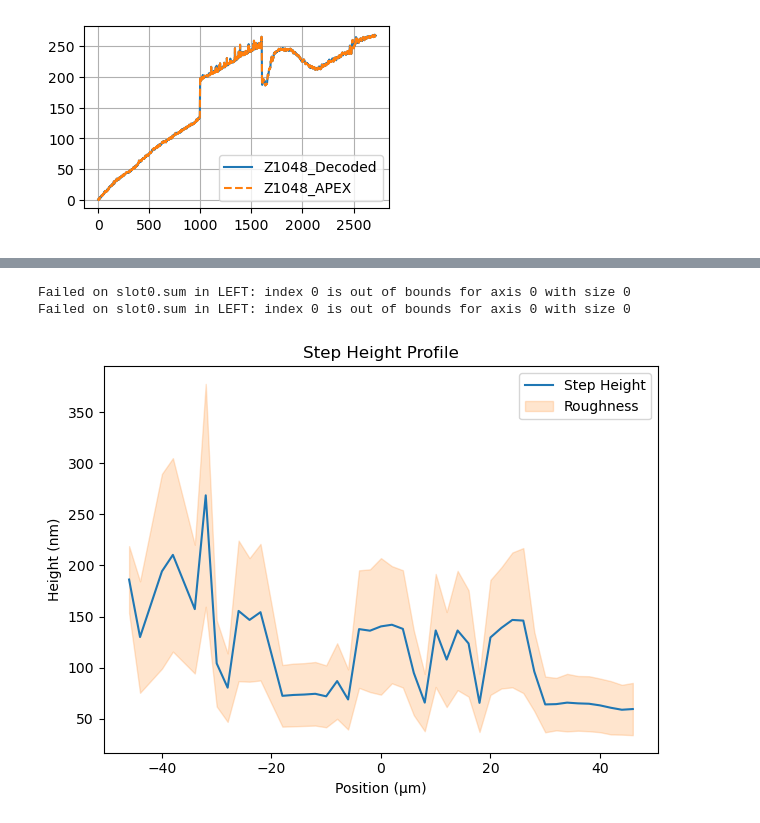
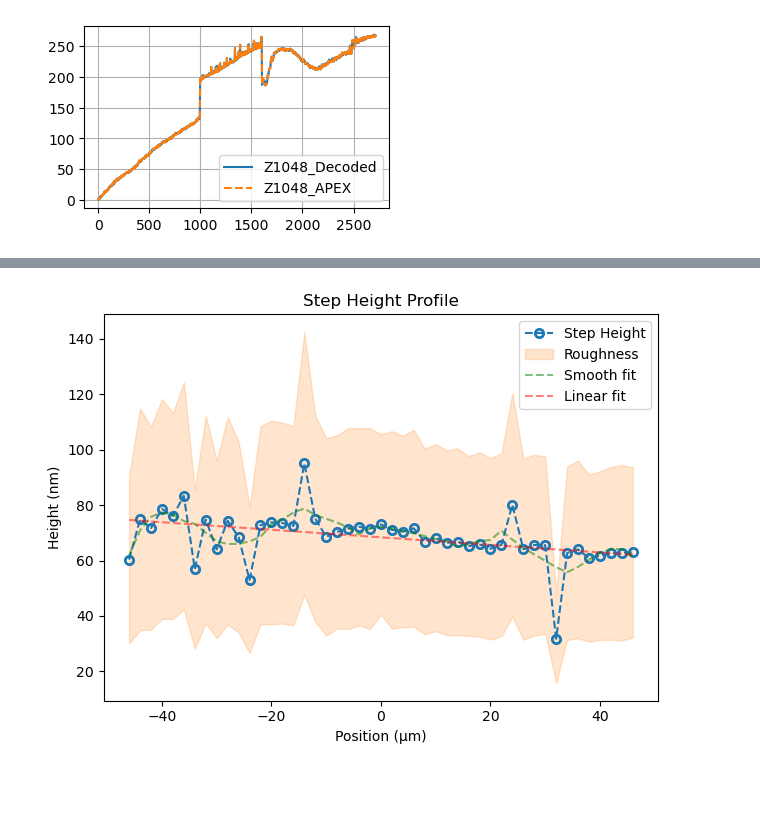
Before and after one commit to duxinyi1996/P7_dat2txt, a Jupyter notebook: P7_dat2txt.ipynb, the cells around one changed output, grey strips where cells are left out. Drawn from its saved outputs; the diff is of its cells as text; code cells hidden in the pictures; blank space fills up the shorter version.

```diff
--- a/P7_dat2txt.ipynb
+++ b/P7_dat2txt.ipynb
@@ -226,5 +296,7 @@ class StepProfile:
 # %%
-def uniformity_corr(folder_path, plot=False, sigma=10, threshold=0.5, extension=".txt", mute=True):
+from scipy.signal import savgol_filter
+from scipy.stats import linregress
+def uniformity_corr(folder_path, plot=False, sigma=10, threshold=0.5, extension=".txt", mute=True, ForceOneStep=True, SavePlot=False):
     """
     Process all step profiles in LEFT, CENTER, RIGHT folders.
     Computes step height and roughness vs position.
@@ -257,7 +329,12 @@ def uniformity_corr(folder_path, plot=False, sigma=10, threshold=0.5, extension=
                 index = int(re.findall(r"\d+", fname)[0]) - 1  # stepX → index 0-based
                 pos = positions[index]
                 z = convert_dat(file_path, extension=extension, mute=mute)
-                profile = StepProfile(z, sigma=sigma, threshold=threshold, ForceOneStep = True) # Force One Step(low-high-low) for this calibration profile
+                profile = StepProfile(z, sigma=sigma, threshold=threshold, ForceOneStep = ForceOneStep) # Force One Step(low-high-low) for this calibration profile
+                if SavePlot:
+                    fg = profile.plot(save=True)
+                    os.makedirs(os.path.join(folder_path,'fit'),exist_ok=True)
+                    plt.savefig(os.path.join(folder_path,'fit',f"{int(pos)}.png"))
+                    plt.close(fg)
                 row = {"position": pos, "height": profile.height, "roughness": profile.sa}
                 data_points.append(row)
             except Exception as e:
@@ -265,18 +342,29 @@ def uniformity_corr(folder_path, plot=False, sigma=10, threshold=0.5, extension=
 
     df = pd.DataFrame(data_points)
     df = df.sort_values(by="position").reset_index(drop=True)
-
+    slope, intercept, r_value, p_value, std_err = linregress(df["position"], df["height"])
+    # Predicted values
+    df["linearFit"] = slope * df["position"] + intercept
+    df["smoothFit"] = savgol_filter(df["height"], window_length=11, polyorder=3)
     # Plot
     if plot:
-        plt.figure()
-        plt.plot(df["position"], df["height"], color='tab:blue', label="Step Height")
+        fg = plt.figure()
+        plt.plot(df["position"], df["height"], 'o--', color='tab:blue', label="Step Height", mfc= 'None', mew=2)
         plt.fill_between(df["position"], df["height"]-df["roughness"], df["height"]+df["roughness"], color='tab:orange', alpha=0.2,label='Roughness')
+        plt.plot(df["position"], df["smoothFit"],'g--', label = 'Smooth fit', alpha=0.5)
+        plt.plot(df["position"], df["linearFit"],'r--', label = 'Linear fit', alpha=0.5)
         plt.xlabel("Position (µm)")
         plt.ylabel("Height (nm)")
         plt.title("Step Height Profile")
+        # for position, height in zip(df["position"],df["height"]):
+        #     plt.text(position,height,f'{int(position)}')
         plt.legend()
         plt.tight_layout()
-        plt.show()
+        if not SavePlot:
+            plt.show()
+        else:
+            plt.savefig(os.path.join(folder_path,'fit',f"Sum.png"))
+            # plt.close(fg)
     return df
 # %%
 # Example 1: Batch convert .dat files to txt
@@ -356,10 +438,13 @@ for key, value in folder_data.items():
 # %%
-folder_path = r"C:\Users\xd255\OneDrive - Cornell University\CNF\Data\20250728_UniformityCorr_45deg3As1000A"
-df = uniformity_corr(folder_path, plot=True, sigma=20, threshold=0.6)
+# folder_path = r"C:\Users\xd255\OneDrive - Cornell University\CNF\Data\20250728_UniformityCorr_45deg2As1000A"
+# folder_path = r"C:\Users\xd255\OneDrive - Cornell University\CNF\Data\20250728_UniformityCorr_45deg3As1000A"
+folder_path = r"C:\Users\xd255\OneDrive - Cornell University\CNF\Data\20250728_UniformityCorr_45deg5As1000A"
+# folder_path = r"C:\Users\xd255\OneDrive - Cornell University\CNF\Data\20250801_UniformityCorr_0deg2As1000A"
+# folder_path = r"C:\Users\xd255\OneDrive - Cornell University\CNF\Data\20250801_UniformityCorr_0deg3As1000A"
+# folder_path = r"C:\Users\xd255\OneDrive - Cornell University\CNF\Data\20250801_UniformityCorr_0deg5As1000A"
+df = uniformity_corr(folder_path, plot=True, sigma=20, threshold=0.4, ForceOneStep=True, SavePlot=True)
 output_name = "step_heights.csv"
 out_path = os.path.join(folder_path, output_name)
 df.to_csv(out_path, index=False)
 # %% [output]
-Failed on slot0.sum in LEFT: index 0 is out of bounds for axis 0 with size 0
-Failed on slot0.sum in LEFT: index 0 is out of bounds for axis 0 with size 0
-[figure, old version]
+[figure, new version]
```
Also changed, not shown: parts of 4 cells of this notebook.
